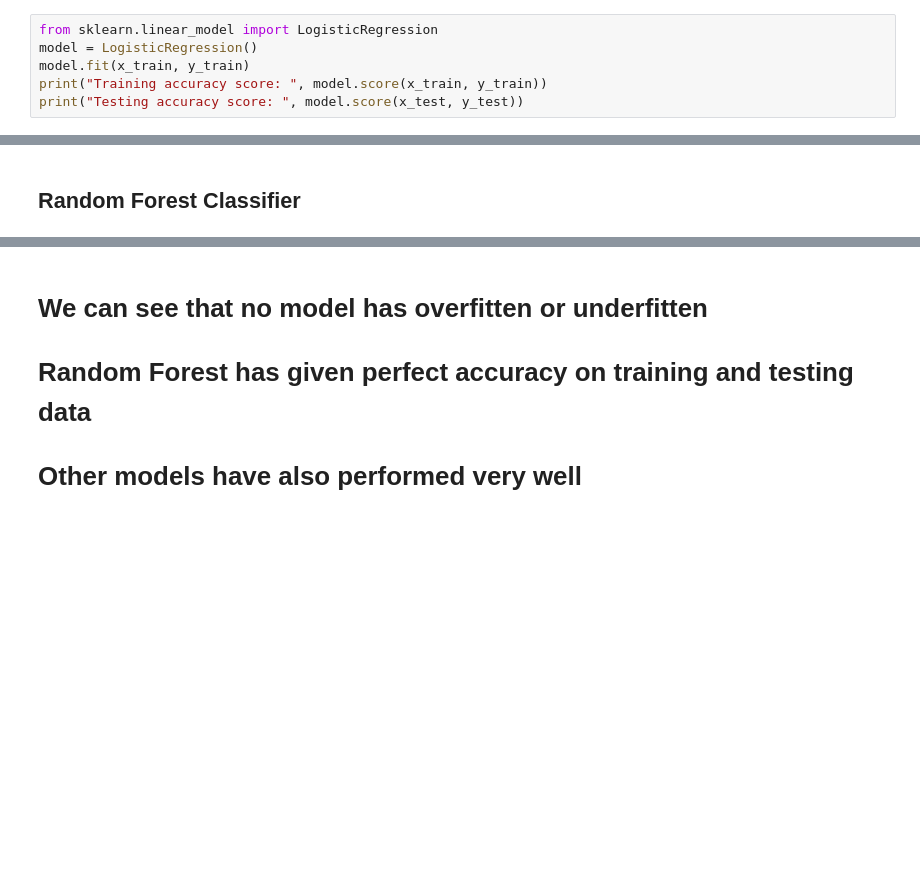
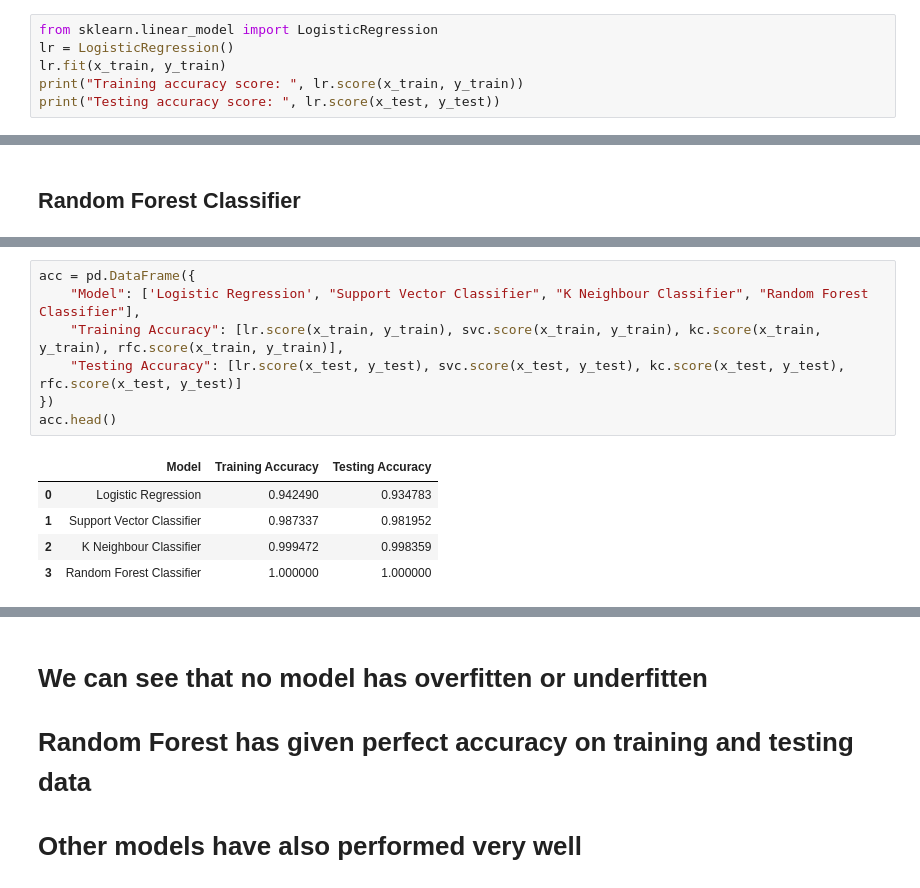
Before and after one commit to MeghanshBansal/MushroomClassification, a Jupyter notebook: main.ipynb, the cells around one changed output, grey strips where cells are left out. Drawn from its saved outputs; the diff is of its cells as text; blank space fills up the shorter version.

```diff
--- a/main.ipynb
+++ b/main.ipynb
@@ -173,8 +177,8 @@ x_train.head()
 ## Logistic Regerssion
 # %%
 from sklearn.linear_model import LogisticRegression
-model = LogisticRegression()
-model.fit(x_train, y_train)
-print("Training accuracy score: ", model.score(x_train, y_train))
-print("Testing accuracy score: ", model.score(x_test, y_test))
+lr = LogisticRegression()
+lr.fit(x_train, y_train)
+print("Training accuracy score: ", lr.score(x_train, y_train))
+print("Testing accuracy score: ", lr.score(x_test, y_test))
 # %% [output]
@@ -220,3 +224,16 @@ print("Testing accuracy score: ", model.score(x_test, y_test))
 # %% [output]
 Training accuracy score:  1.0
 Testing accuracy score:  1.0
+# %%
+acc = pd.DataFrame({
+    "Model": ['Logistic Regression', "Support Vector Classifier", "K Neighbour Classifier", "Random Forest Classifier"],
+    "Training Accuracy": [lr.score(x_train, y_train), svc.score(x_train, y_train), kc.score(x_train, y_train), rfc.score(x_train, y_train)],
+    "Testing Accuracy": [lr.score(x_test, y_test), svc.score(x_test, y_test), kc.score(x_test, y_test), rfc.score(x_test, y_test)]
+})
+acc.head()
+# %% [output]
+|  | Model | Training Accuracy | Testing Accuracy |
+| 0 | Logistic Regression | 0.942490 | 0.934783 |
+| 1 | Support Vector Classifier | 0.987337 | 0.981952 |
+| 2 | K Neighbour Classifier | 0.999472 | 0.998359 |
+| 3 | Random Forest Classifier | 1.000000 | 1.000000 |
```
Also changed, not shown: parts of 13 cells of this notebook.
